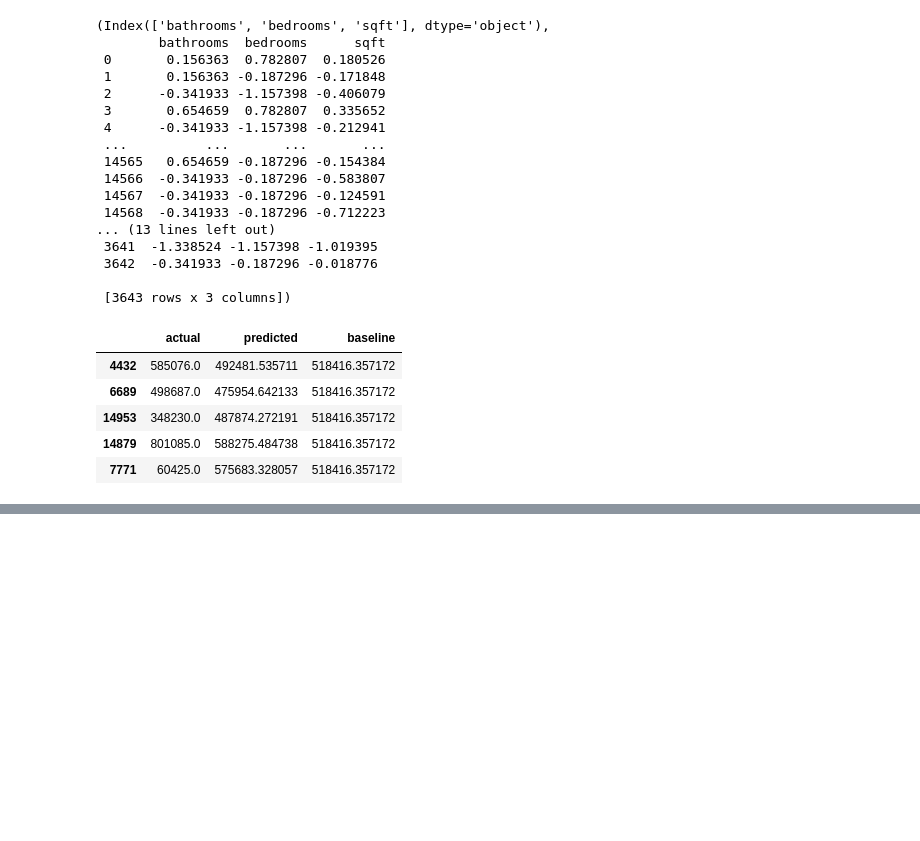
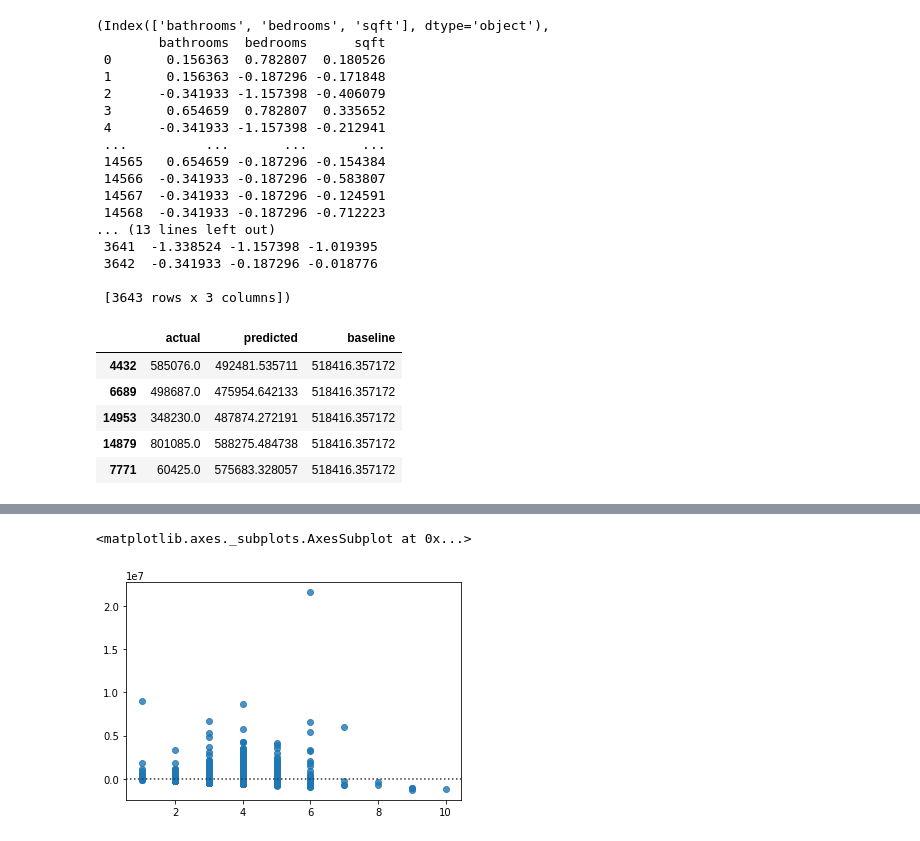
Before and after one commit to ryanorsinger/house_price_regression_project, a Jupyter notebook: model.ipynb, the cells around one changed output, grey strips where cells are left out. Saved outputs shown, nothing was run; the diff lists cells and outputs as text; code cells hidden in the pictures; blank space fills up the shorter version.

```diff
--- a/model.ipynb
+++ b/model.ipynb
@@ -157,0 +166,7 @@ NameError: name 'X_train1' is not defined
+# %%
+x = test[['bedrooms']]
+y = test[['taxvalue']]
+plot_residuals(x,y)
+# %% [output]
+<matplotlib.axes._subplots.AxesSubplot at 0x...>
+[figure, added]
```
Also changed, not shown: parts of 6 cells of this notebook, 4 other files.
